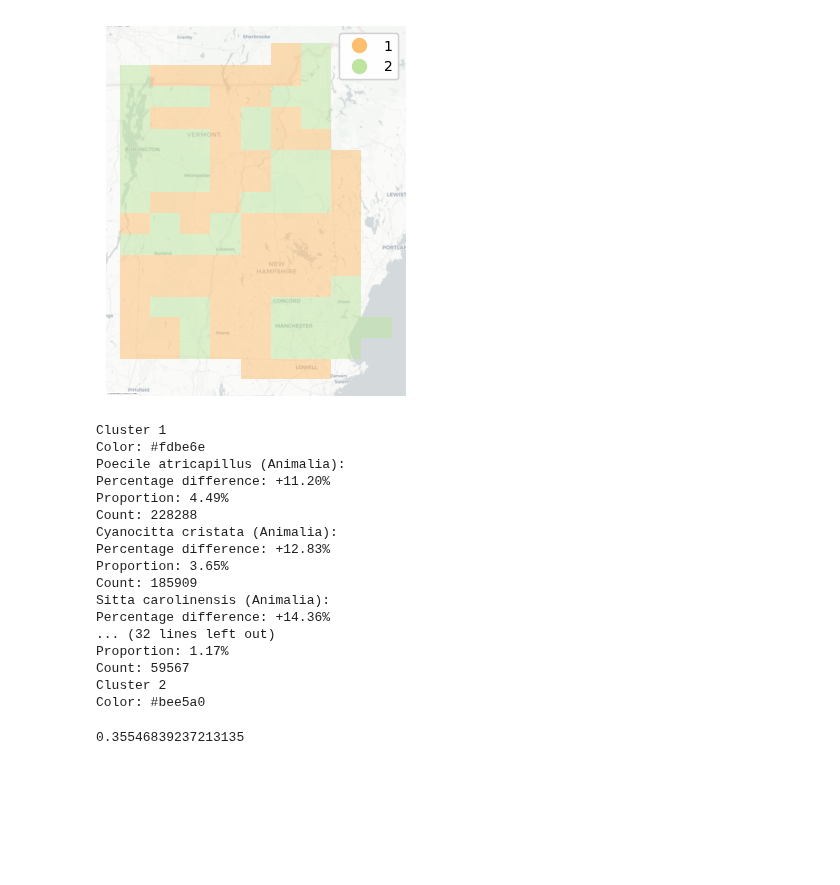
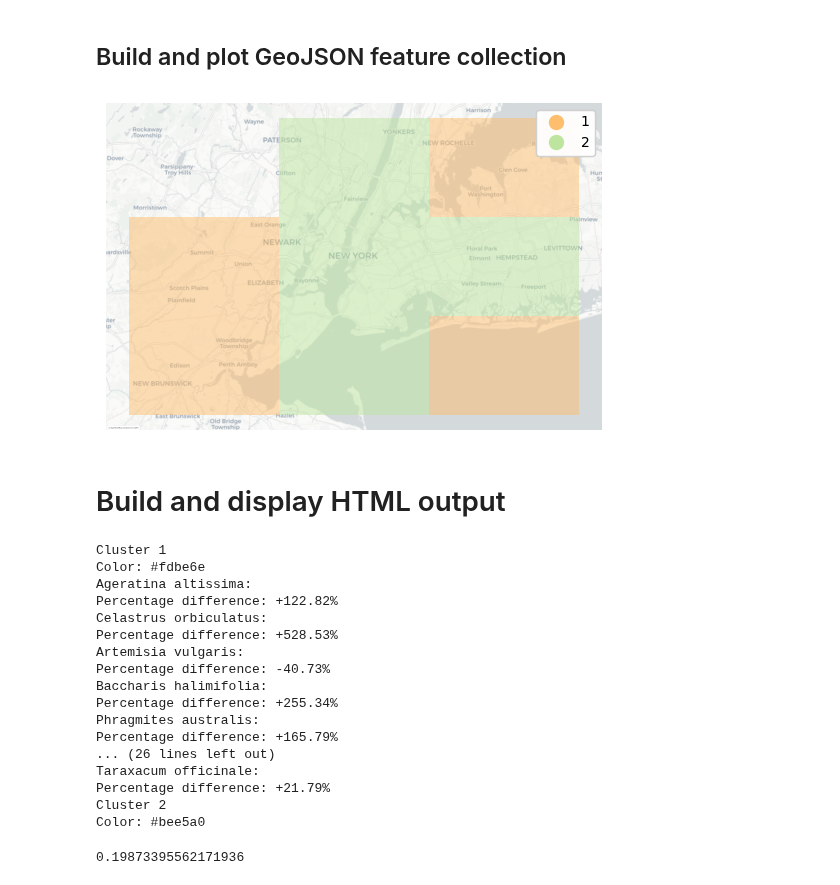
Before and after one commit to frewsxcv/citizen-science-bioregionalization, a Jupyter notebook: Workspace.ipynb, the cells around one changed output. Saved outputs shown, nothing was run; the diff lists cells and outputs as text; code cells hidden in the pictures; blank space fills up the shorter version.

```diff
--- a/Workspace.ipynb
+++ b/Workspace.ipynb
@@ -1,6 +5,6 @@
 # %%
 # Inputs
-input_file = "data/data-nh-vt.csv"
+input_file = "data/data-new-york-city.txt"
 geohash_precision = 4
 log_file = "run.log"
 output_file = "output.geojson"
@@ -43,4 +153,4 @@ geohash_cluster_dataframe = GeohashClusterDataFrame.build(
 # %%
 from src.dataframes.cluster_color import ClusterColorDataFrame
 
-cluster_colors = ClusterColorDataFrame.from_clusters(geohash_cluster_dataframe)
+cluster_colors_dataframe = ClusterColorDataFrame.from_clusters(geohash_cluster_dataframe)
@@ -72,48 +211,51 @@ shape: (77_859, 6)
+# %% [markdown]
+## Build and plot GeoJSON feature collection
 # %%
 from src.geojson import build_geojson_feature_collection, write_geojson
 from src.render import plot_clusters
 
 feature_collection = build_geojson_feature_collection(
     geohash_cluster_dataframe,
-    cluster_colors,
+    cluster_colors_dataframe,
 )
 
 # print_results(darwin_core_aggregations, all_stats, cluster_dataframe)
 
 write_geojson(feature_collection, output_file)
 
 plot_clusters(feature_collection)
 
 # write_geojson(feature_collection, args.output_file)
 # %% [output]
-[figure, old version]
+[figure, new version]
+# %% [markdown]
+# Build and display HTML output
 # %%
 from src.html_output import build_html_output
 from IPython.display import display, HTML
 
 html = build_html_output(
-    geohash_cluster_dataframe,
-    cluster_colors,
-    all_stats,
+    cluster_colors_dataframe,
+    cluster_significant_differences_dataframe,
 )
 
 display(HTML(html))
 # %% [output]
 Cluster 1
 Color: #fdbe6e
-Poecile atricapillus (Animalia):
-Percentage difference: +11.20%
-Proportion: 4.49%
-Count: 228288
-Cyanocitta cristata (Animalia):
-Percentage difference: +12.83%
-Proportion: 3.65%
-Count: 185909
-Sitta carolinensis (Animalia):
-Percentage difference: +14.36%
-... (32 lines left out)
-Proportion: 1.17%
-Count: 59567
+Ageratina altissima:
+Percentage difference: +122.82%
+Celastrus orbiculatus:
+Percentage difference: +528.53%
+Artemisia vulgaris:
+Percentage difference: -40.73%
+Baccharis halimifolia:
+Percentage difference: +255.34%
+Phragmites australis:
+Percentage difference: +165.79%
+... (26 lines left out)
+Taraxacum officinale:
+Percentage difference: +21.79%
 Cluster 2
 Color: #bee5a0
 # %%
@@ -124,11 +266,12 @@ tsne = TSNE(
     random_state=42,
     metric="precomputed",
     init="random",
+    perplexity=min(30, distance_matrix.squareform().shape[0] - 1), # HACK FOR SMALLER DATASETS
 )
 X_tsne = tsne.fit_transform(distance_matrix.squareform())
 tsne.kl_divergence_
 # %% [output]
-0.35546839237213135
+0.19873395562171936
 # %%
 import seaborn as sns
 
```
Also changed, not shown: parts of 38 cells of this notebook.
